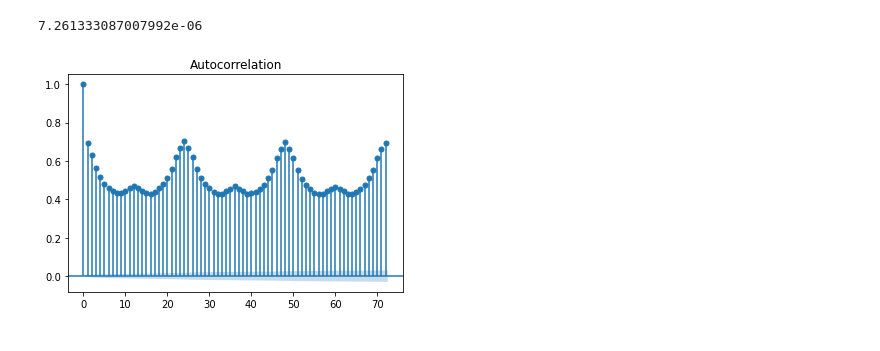
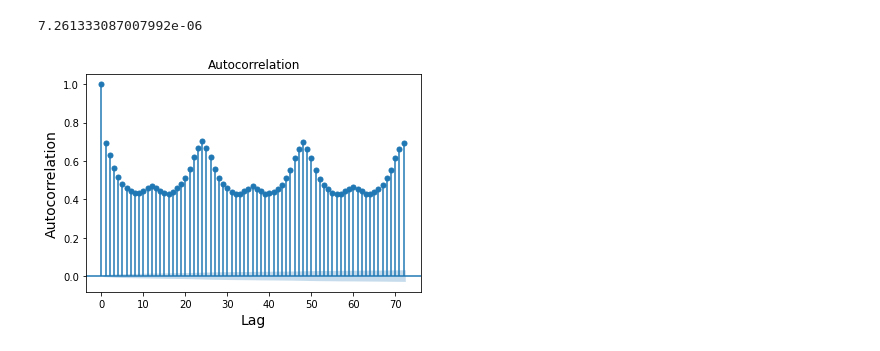
Before and after one commit to Siella/ambulance_crews, a Jupyter notebook: EDA/ICL_EDA.ipynb, the cells around one changed output. Cells and saved outputs as stored; diff of their text form; code cells hidden in the pictures.

```diff
--- a/EDA/ICL_EDA.ipynb
+++ b/EDA/ICL_EDA.ipynb
@@ -382,10 +419,12 @@ smt.stattools.adfuller(var)[1]
 # %%
 from statsmodels.graphics.tsaplots import plot_acf
 
 plot_acf(var, lags=72)
+plt.xlabel('Lag', fontsize='14')
+plt.ylabel('Autocorrelation', fontsize='14')
 plt.show()
 # %% [output]
-[figure, old version]
+[figure, new version]
 # %%
 def autocov(X, tau):
     autoCov = 0
```
Also changed, not shown: parts of 12 cells of this notebook.
